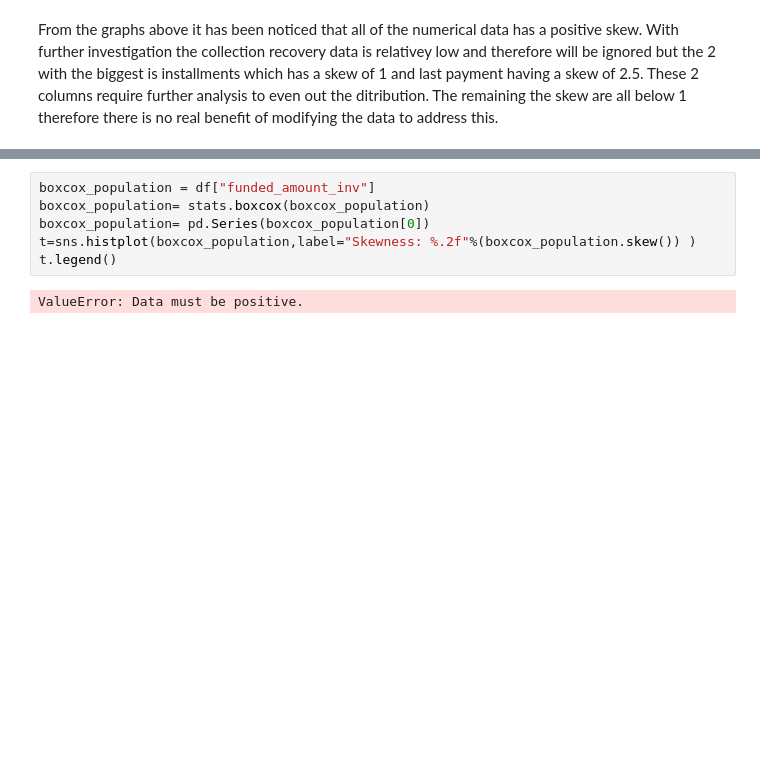
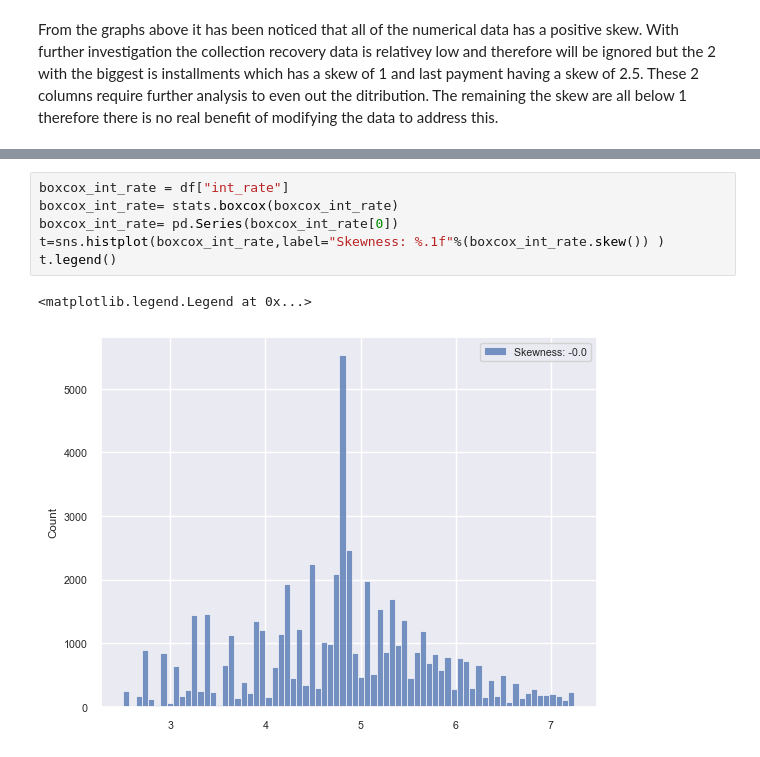
Before and after one commit to c2995509/EDA, a Jupyter notebook: data_analyse.ipynb, the cells around one changed output, grey strips where cells are left out. Drawn from its saved outputs; the diff is of its cells as text; blank space fills up the shorter version.

```diff
--- a/data_analyse.ipynb
+++ b/data_analyse.ipynb
@@ -207,8 +210,9 @@ t.legend()
 # %%
-boxcox_population = df["funded_amount_inv"]
-boxcox_population= stats.boxcox(boxcox_population)
-boxcox_population= pd.Series(boxcox_population[0])
-t=sns.histplot(boxcox_population,label="Skewness: %.2f"%(boxcox_population.skew()) )
+boxcox_int_rate = df["int_rate"]
+boxcox_int_rate= stats.boxcox(boxcox_int_rate)
+boxcox_int_rate= pd.Series(boxcox_int_rate[0])
+t=sns.histplot(boxcox_int_rate,label="Skewness: %.1f"%(boxcox_int_rate.skew()) )
 t.legend()
 # %% [output]
-ValueError: Data must be positive.
+<matplotlib.legend.Legend at 0x...>
+[figure, added]
```
Also changed, not shown: parts of 15 cells of this notebook, 5 other files.
